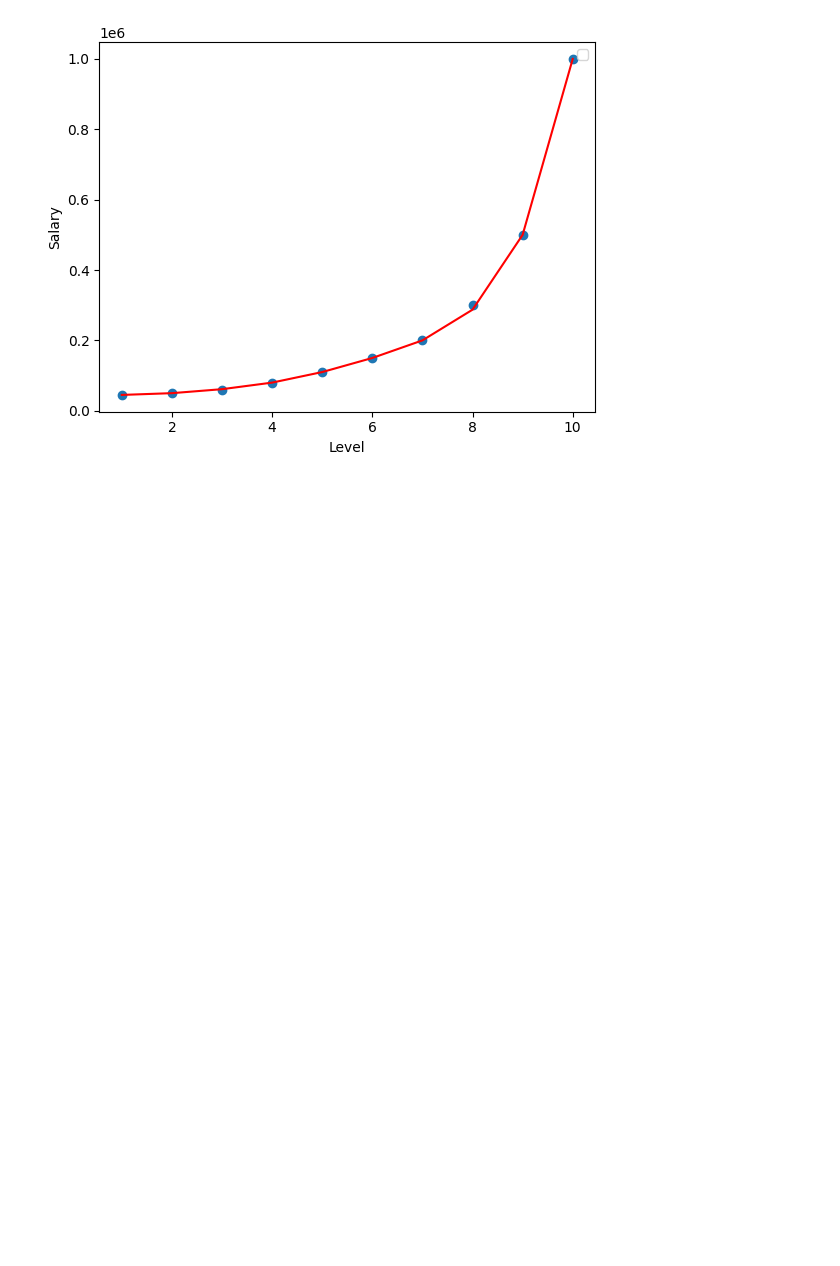
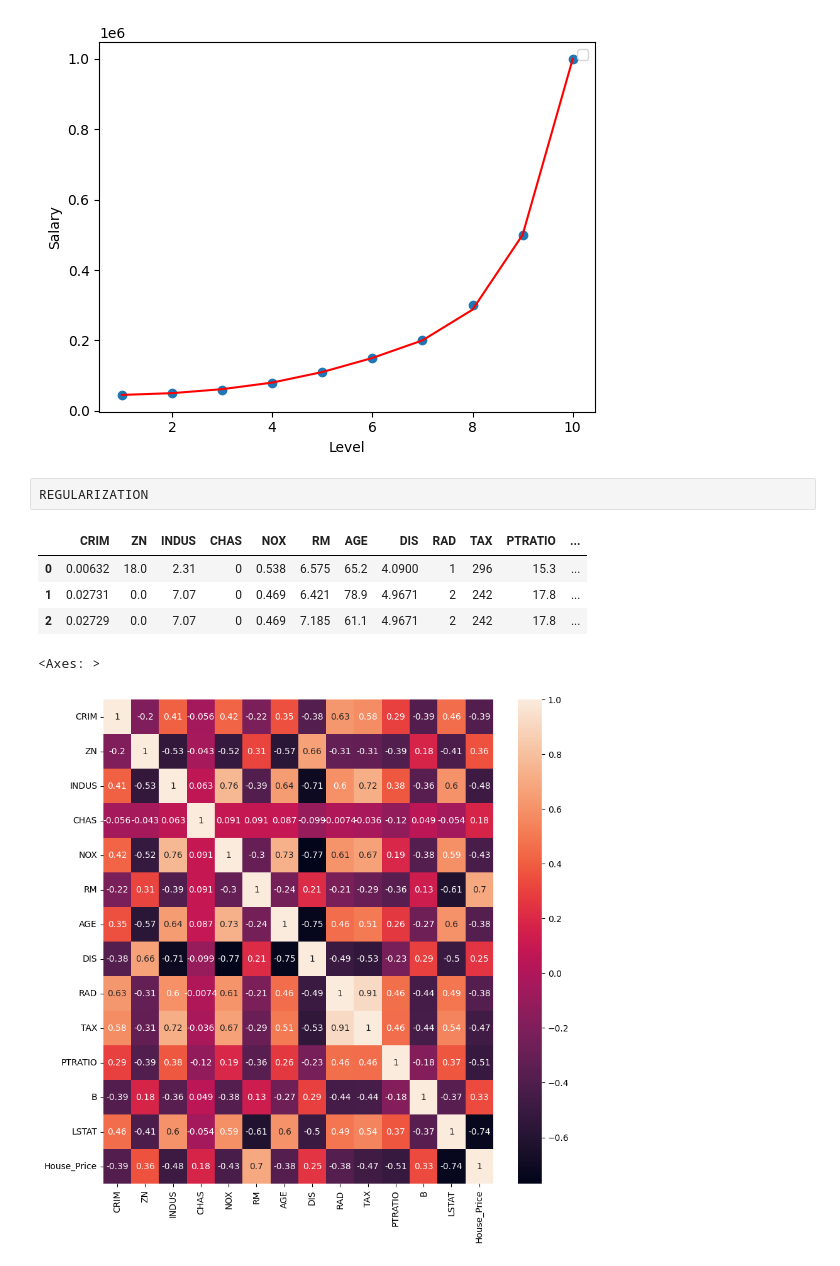
Before and after one commit to chahalbaljinder/data-science-ML-tutorial, a Jupyter notebook: Supervised learning.ipynb, the cells around one changed output. Cells and saved outputs as stored; diff of their text form; code cells hidden in the pictures; blank space fills up the shorter version.

```diff
--- a/Supervised learning.ipynb
+++ b/Supervised learning.ipynb
@@ -254,3 +254,5 @@ A proxy artist may be used instead.
 See: https://matplotlib.org/stable/users/explain/axes/legend_guide.html#controlling-the-legend-entries
   plt.legend("org","prd")
 [figure]
+# %% [raw]
+REGULARIZATION
@@ -256,0 +265,15 @@ See: https://matplotlib.org/stable/users/explain/axes/legend_guide.html#controll
+# %%
+dataset=pd.read_csv("boston.csv")
+# %%
+dataset.head(3)
+# %% [output]
+|  | CRIM | ZN | INDUS | CHAS | NOX | RM | AGE | DIS | RAD | TAX | PTRATIO | ... |
+| 0 | 0.00632 | 18.0 | 2.31 | 0 | 0.538 | 6.575 | 65.2 | 4.0900 | 1 | 296 | 15.3 | ... |
+| 1 | 0.02731 | 0.0 | 7.07 | 0 | 0.469 | 6.421 | 78.9 | 4.9671 | 2 | 242 | 17.8 | ... |
+| 2 | 0.02729 | 0.0 | 7.07 | 0 | 0.469 | 7.185 | 61.1 | 4.9671 | 2 | 242 | 17.8 | ... |
+# %%
+plt.figure(figsize=(10,10))
+sns.heatmap(data=dataset.corr(),annot=True)
+# %% [output]
+<Axes: >
+[figure, added]
```
Also changed, not shown: parts of 22 cells of this notebook.
